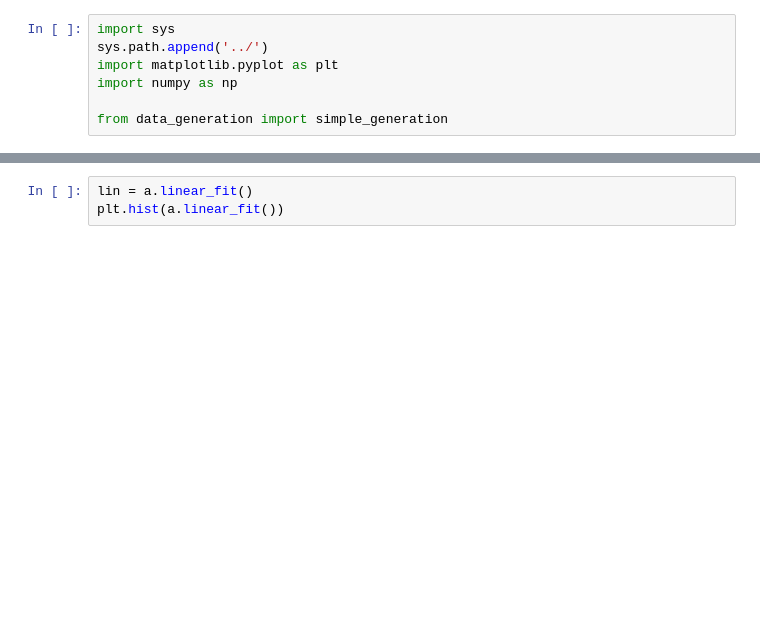
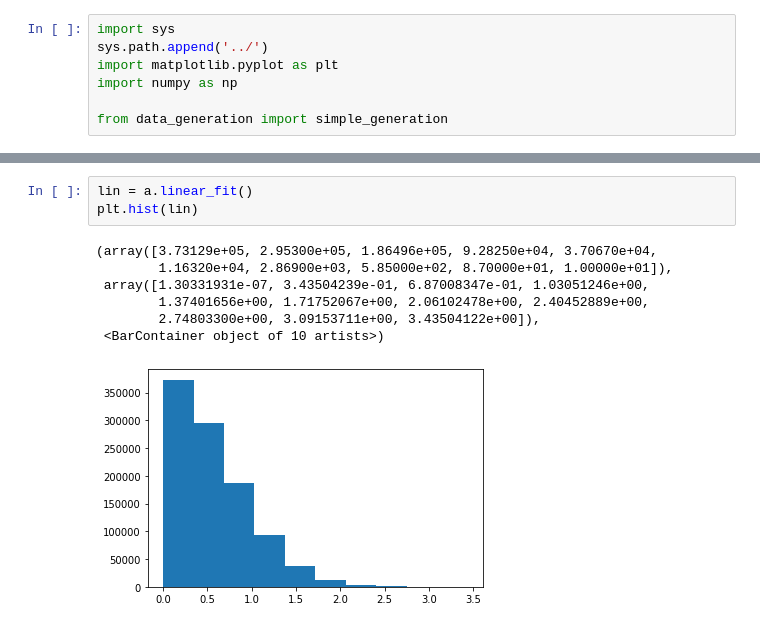
Before and after one commit to Sergio20f/generative_ml_for_particle_physics, a Jupyter notebook: data_notebooks/dist_visualisations.ipynb, the cells around one changed output, grey strips where cells are left out. Cells and saved outputs as stored; diff of their text form; blank space fills up the shorter version.

```diff
--- a/data_notebooks/dist_visualisations.ipynb
+++ b/data_notebooks/dist_visualisations.ipynb
@@ -13,6 +30,14 @@ plt.hist(a.quad_fit())
 # %%
 lin = a.linear_fit()
-plt.hist(a.linear_fit())
+plt.hist(lin)
+# %% [output]
+(array([3.73129e+05, 2.95300e+05, 1.86496e+05, 9.28250e+04, 3.70670e+04,
+        1.16320e+04, 2.86900e+03, 5.85000e+02, 8.70000e+01, 1.00000e+01]),
+ array([1.30331931e-07, 3.43504239e-01, 6.87008347e-01, 1.03051246e+00,
+        1.37401656e+00, 1.71752067e+00, 2.06102478e+00, 2.40452889e+00,
+        2.74803300e+00, 3.09153711e+00, 3.43504122e+00]),
+ <BarContainer object of 10 artists>)
+[figure, added]
 # %%
 x = a.init_dist
 y = a.quad_fit()
```
Also changed, not shown: parts of 6 cells of this notebook.
